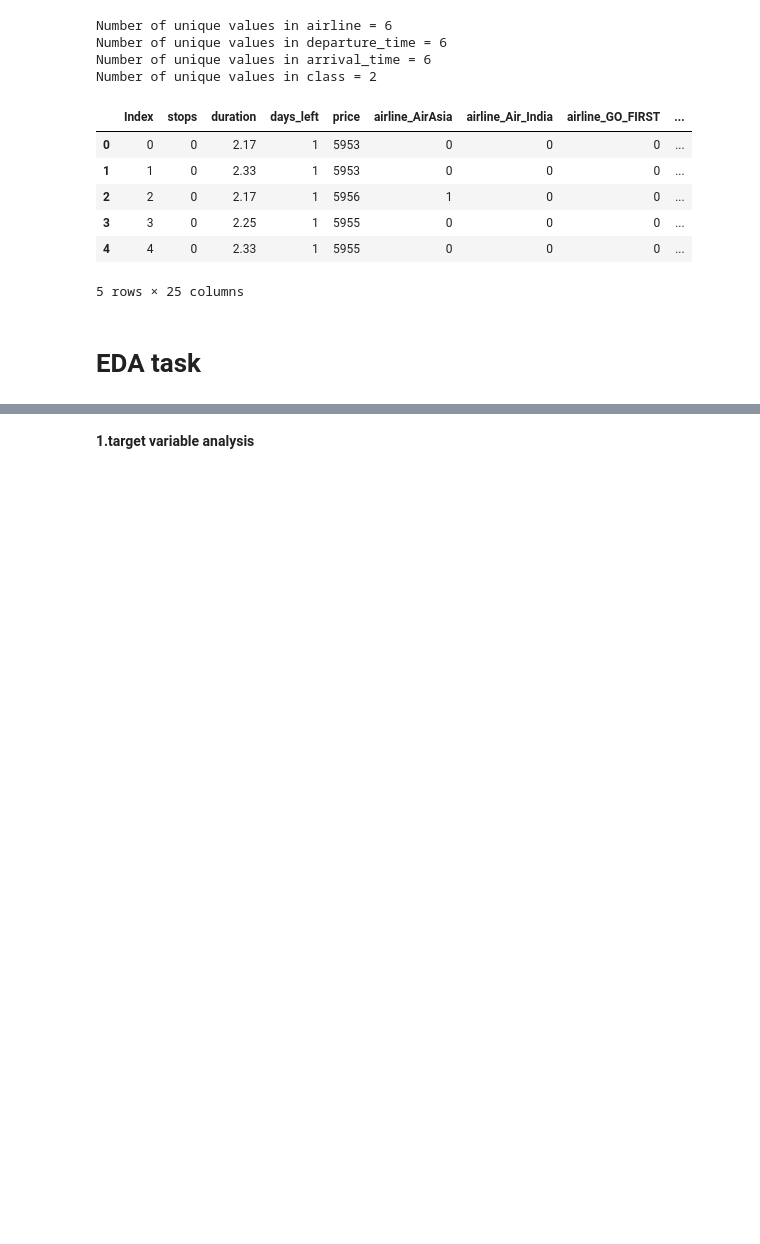
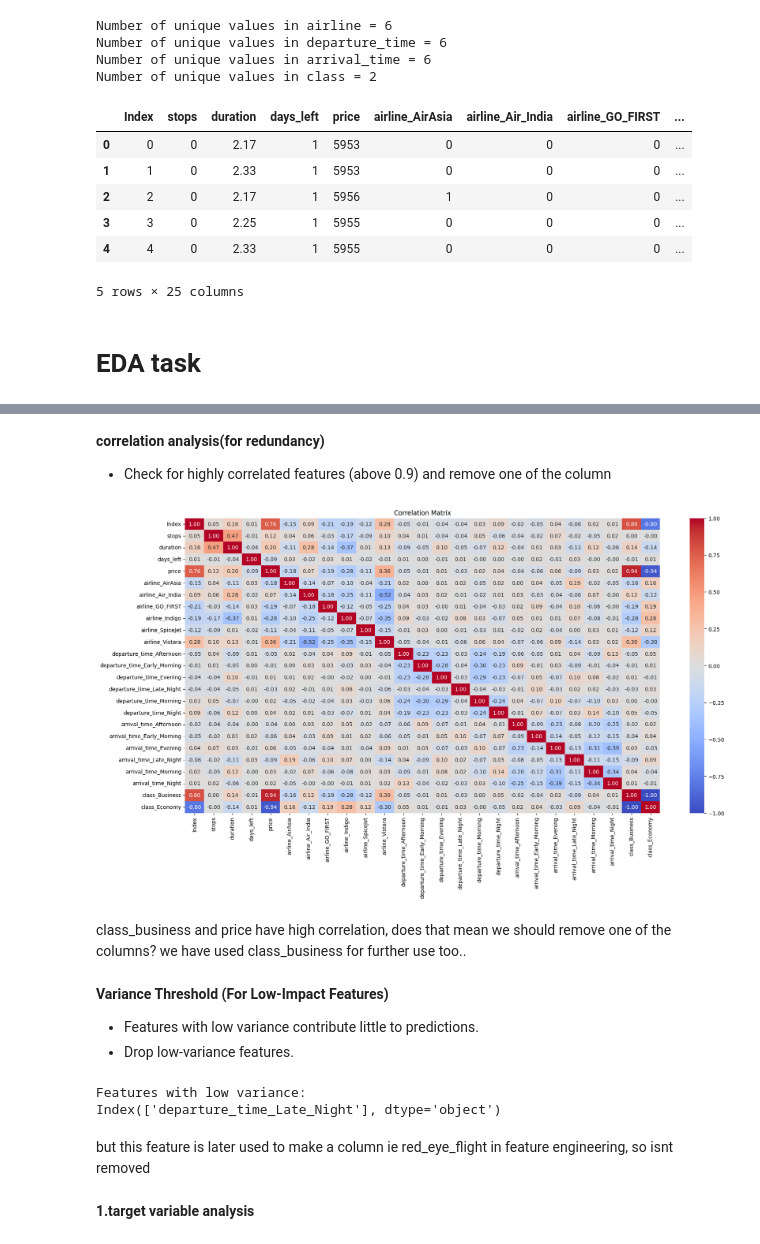
Before and after one commit to yawhatev/project, a Jupyter notebook: fair_project.ipynb, the cells around one changed output, grey strips where cells are left out. Cells and saved outputs as stored; diff of their text form; code cells hidden in the pictures; blank space fills up the shorter version.

```diff
--- a/fair_project.ipynb
+++ b/fair_project.ipynb
@@ -181,3 +232,37 @@ from scipy import stats
+# %% [markdown]
+**correlation analysis(for redundancy)**
+- Check for highly correlated features (above 0.9) and remove one of the column
+# %%
+plt.figure(figsize=(20, 10))
+correlation_matrix = df.corr()
+sns.heatmap(correlation_matrix, annot=True, cmap='coolwarm', fmt=".2f")
+plt.title('Correlation Matrix')
+plt.show()
+# %% [output]
+[figure, added]
+# %% [markdown]
+class_business and price have high correlation, does that mean we should remove one of the columns? we have used class_business for further use too..
+# %% [markdown]
+**Variance Threshold (For Low-Impact Features)**
+- Features with low variance contribute little to predictions.
+- Drop low-variance features.
+# %%
+from sklearn.feature_selection import VarianceThreshold
+
+selector = VarianceThreshold(threshold=0.01)  # Remove features with variance < 1%
+selector.fit(df)
+
+# Get the names of the features that have low variance and will be removed
+low_variance_features = df.columns[~selector.get_support()]
+
+# Display the features with low variance
+print("Features with low variance:")
+print(low_variance_features)
+# %% [output]
+Features with low variance:
+Index(['departure_time_Late_Night'], dtype='object')
+# %% [markdown]
+but this feature is later used to make a column ie red_eye_flight in feature engineering, so isnt removed
 # %% [markdown]
 **1.target variable analysis**
 # %% [markdown]
```
Also changed, not shown: parts of 50 cells of this notebook, 2 other files.
